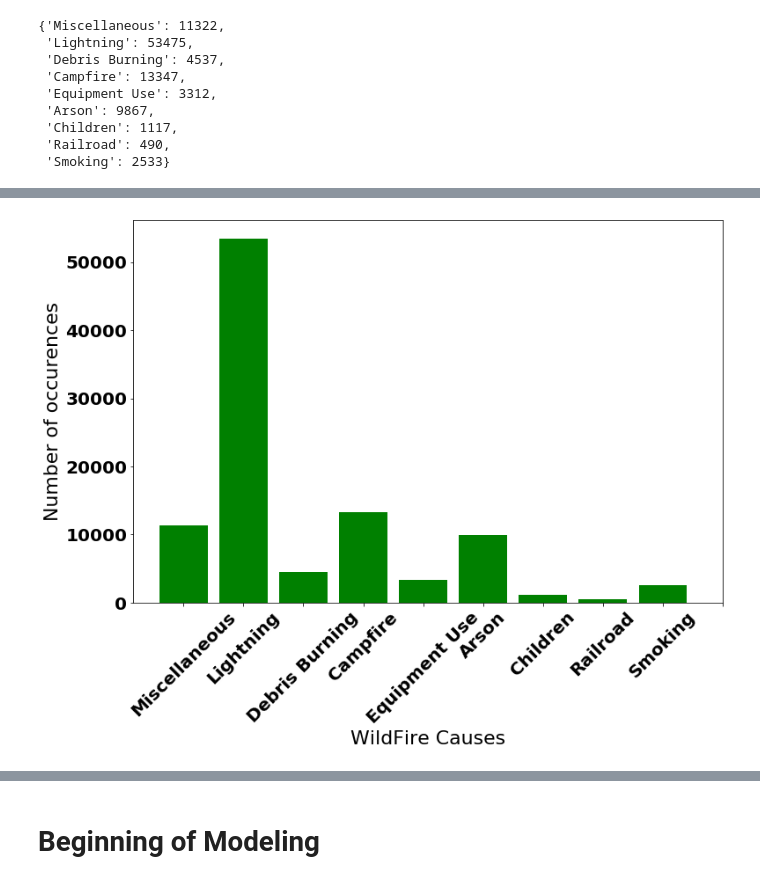
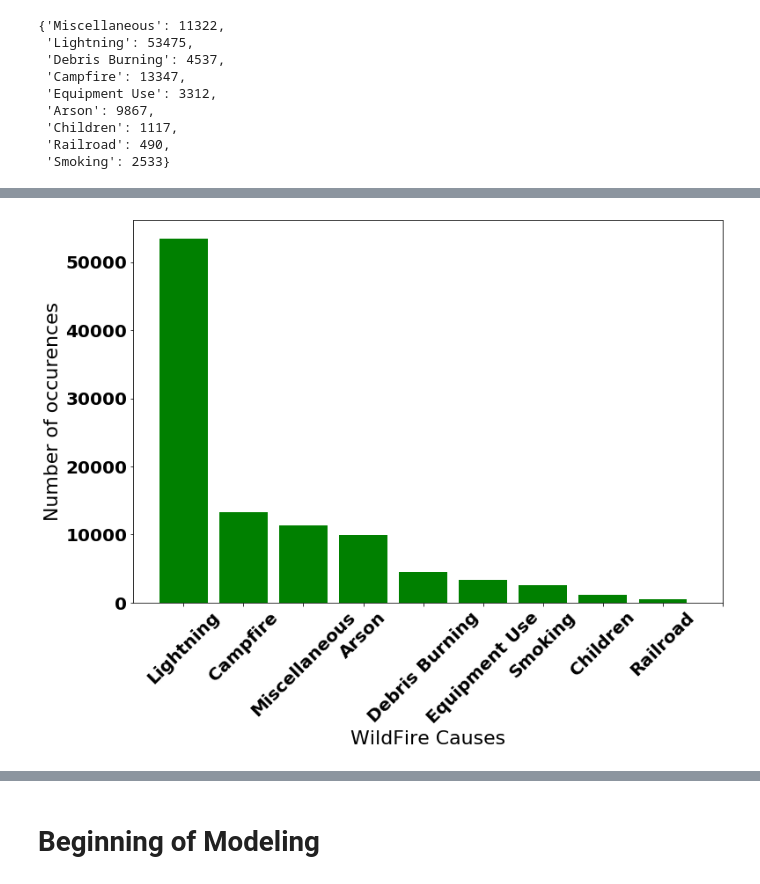
Before and after one commit to MixMaster1/U.S.-WildFires, a Jupyter notebook: Modeling and EDA.ipynb, the cells around one changed output, grey strips where cells are left out. Cells and saved outputs as stored; diff of their text form; code cells hidden in the pictures.

```diff
--- a/Modeling and EDA.ipynb
+++ b/Modeling and EDA.ipynb
@@ -297,0 +265,14 @@ plt.show()
+# %%
+font = {'family' : 'DejaVu Sans',
+        'weight' : 'bold',
+        'size'   : 22}
+
+plt.rc('font', **font)
+plt.figure(figsize=(12,8))
+plt.rc('xtick', labelsize=20)
+plt.rc('ytick', labelsize=20)
+plt.bar(states_top_five['States'], states_top_five['count'], color = 'blue')
+plt.ylabel('Number of fires')
+plt.xlabel('States')
+plt.xticks(range(0,5), rotation=45)
+plt.savefig('US wildfires')
@@ -372,3 +357,16 @@ plt.pie(f_owner, labels =k_owner, autopct=None)
 plt.show()
 # %% [output]
 [figure]
+# %%
+font = {'family' : 'DejaVu Sans',
+        'weight' : 'bold',
+        'size'   : 22}
+
+plt.rc('font', **font)
+plt.figure(figsize=(12,8))
+plt.rc('xtick', labelsize=20)
+plt.rc('ytick', labelsize=20)
+plt.bar(k_owner, f_owner, color = 'purple')
+plt.ylabel('Number of fires')
+plt.xlabel('States')
+plt.xticks(range(0,5), rotation=45)
@@ -407,3 +415,6 @@ wildfire_cause
  'Children': 1117,
  'Railroad': 490,
  'Smoking': 2533}
+# %%
+wildfire_causes_df = pd.DataFrame(wildfire_cause.items(), columns=['Cause of Fire', 'count'])
+wildfire_causes_df
@@ -410,22 +432,18 @@ wildfire_cause
 # %%
-v_cause = wildfire_cause.values()
-k_cause = wildfire_cause.keys()
-f_cause = [float(x) for x in v_cause]
-
 font = {'family' : 'DejaVu Sans',
         'weight' : 'bold',
         'size'   : 22}
 
 plt.rc('font', **font)
 plt.figure(figsize=(12,8))
 plt.rc('xtick', labelsize=20)
 plt.rc('ytick', labelsize=20)
-plt.bar(k_cause, f_cause, color = 'green')
+plt.bar(wildfire_causes_df['Cause of Fire'], wildfire_causes_df['count'], color = 'green')
 plt.ylabel('Number of occurences')
 plt.xlabel('WildFire Causes')
 plt.xticks(range(0,10), rotation=45)
 plt.savefig('US wildfires')
 
 plt.show()
 # %% [output]
-[figure, old version]
+[figure, new version]
```
Also changed, not shown: parts of 92 cells of this notebook, 3 other files.
